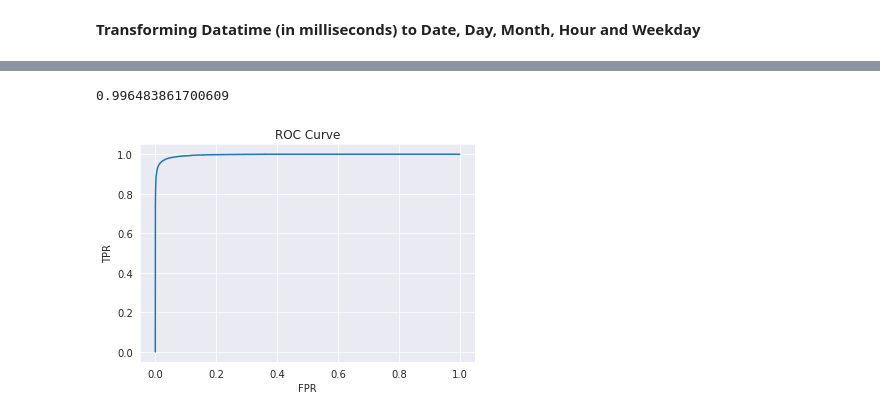
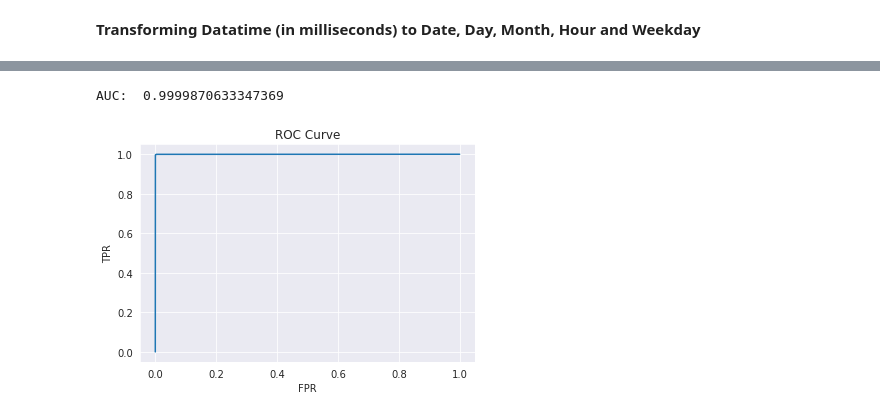
Before and after one commit to aitabuzaid/detect-fraud, a Jupyter notebook: ieee-cis.ipynb, the cells around one changed output, grey strips where cells are left out. Drawn from its saved outputs; the diff is of its cells as text; code cells hidden in the pictures.

Commit message:
Feature engineering for dates. Increased number of estimators.

```diff
--- a/ieee-cis.ipynb
+++ b/ieee-cis.ipynb
@@ -154,7 +138,7 @@ train.groupby('Hour')['isFraud'].mean().plot.line(ax = ax[3],ylim=(0,0.12))
 # %%
 data = train.append(test, sort = False)
 # %%
-data['NullCount'] = data.isnull().sum(axis=1)
+data['NullCount'] = data.isnull().sum(axis=1).astype('int16')
 # %%
 vcols = [f'V{i}' for i in range(1,340)]
 scaler = MinMaxScaler()
@@ -164,9 +148,17 @@ vcol_pca = pca.fit_transform(scaler.fit_transform(data[vcols].fillna(-1)))
 
 data['vcol_pca0'] = vcol_pca[:, 0]
 data['vcol_pca1'] = vcol_pca[:, 1]
-data['vcol_nulls'] = data[vcols].isnull().sum(axis = 1)
+data['vcol_nulls'] = data[vcols].isnull().sum(axis = 1).astype('int16')
 # %%
 data.drop(vcols, axis = 1, inplace = True)
+# %%
+startdate = datetime.datetime.strptime('2017-12-01', '%Y-%m-%d')
+data['Date'] = data['TransactionDT'].apply(lambda x: startdate+datetime.timedelta(seconds=x))
+data['Month/Year'] = data['Date'].dt.month.astype(str)+'/'+data['Date'].dt.year.astype(str)
+data['Weekday'] = data['Date'].dt.dayofweek.astype('int8')
+data['Hour'] = data['Date'].dt.hour.astype('int8')
+data['Day'] = data['Date'].dt.day.astype('int8')
+data.drop('Date', axis = 1, inplace = True)
 # %%
 cat_columns = [f'id_{i}' for i in range(12, 39)]
 cat_columns += ['ProductCD','card1','card2','card3','card4','card5','card6','addr1',
@@ -211,7 +216,7 @@ params = {'learning_rate' : 0.01,
 train_pred = np.zeros(X_train.shape[0])
 test_pred = np.zeros(X_test.shape[0])
 
-clf = lgb.LGBMClassifier(**params, n_estimators = 1000)
+clf = lgb.LGBMClassifier(**params, n_estimators = 3000)
 clf.fit(X_train, y_train)
 
 train_preds = clf.predict_proba(X_train, num_iteration = clf.best_iteration_)[: , 1]
@@ -219,16 +227,16 @@ test_preds = clf.predict_proba(X_test, num_iteration = clf.best_iteration_)[: ,
 # %%
 fpr, tpr, _ = roc_curve(y_train, train_preds)
 auc = roc_auc_score(y_train, train_preds)
 
 plt.plot(fpr, tpr)
 plt.title('ROC Curve')
 plt.xlabel('FPR')
 plt.ylabel('TPR')
 #area_under_curve
-auc
+print("AUC: ", auc)
 # %% [output]
-0.996483861700609
+AUC:  0.9999870633347369
-[figure, old version]
+[figure, new version]
 # %%
 submission = pd.DataFrame()
 submission['TransactionID'] = X_test_id
```
Also changed, not shown: parts of 11 cells of this notebook.
